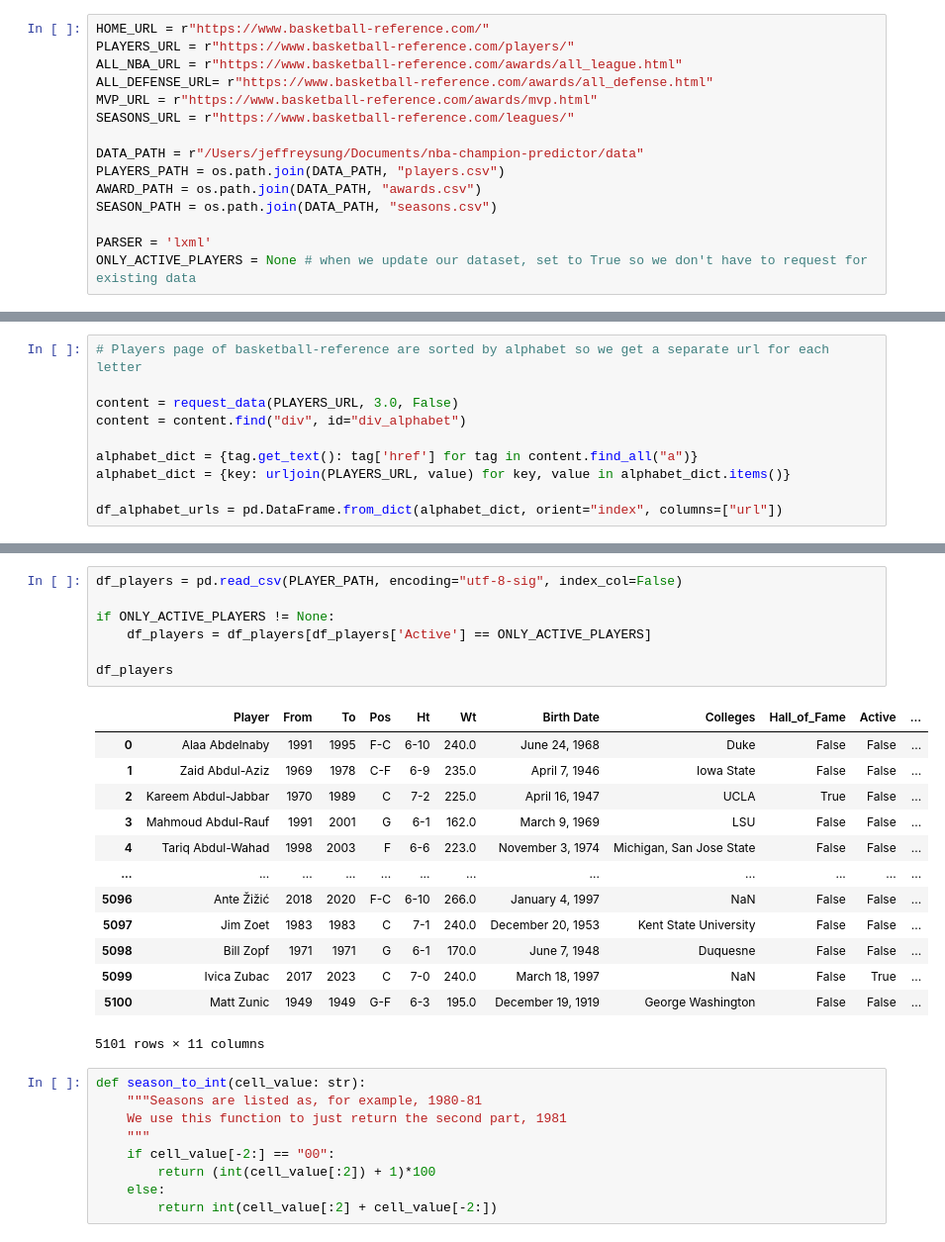
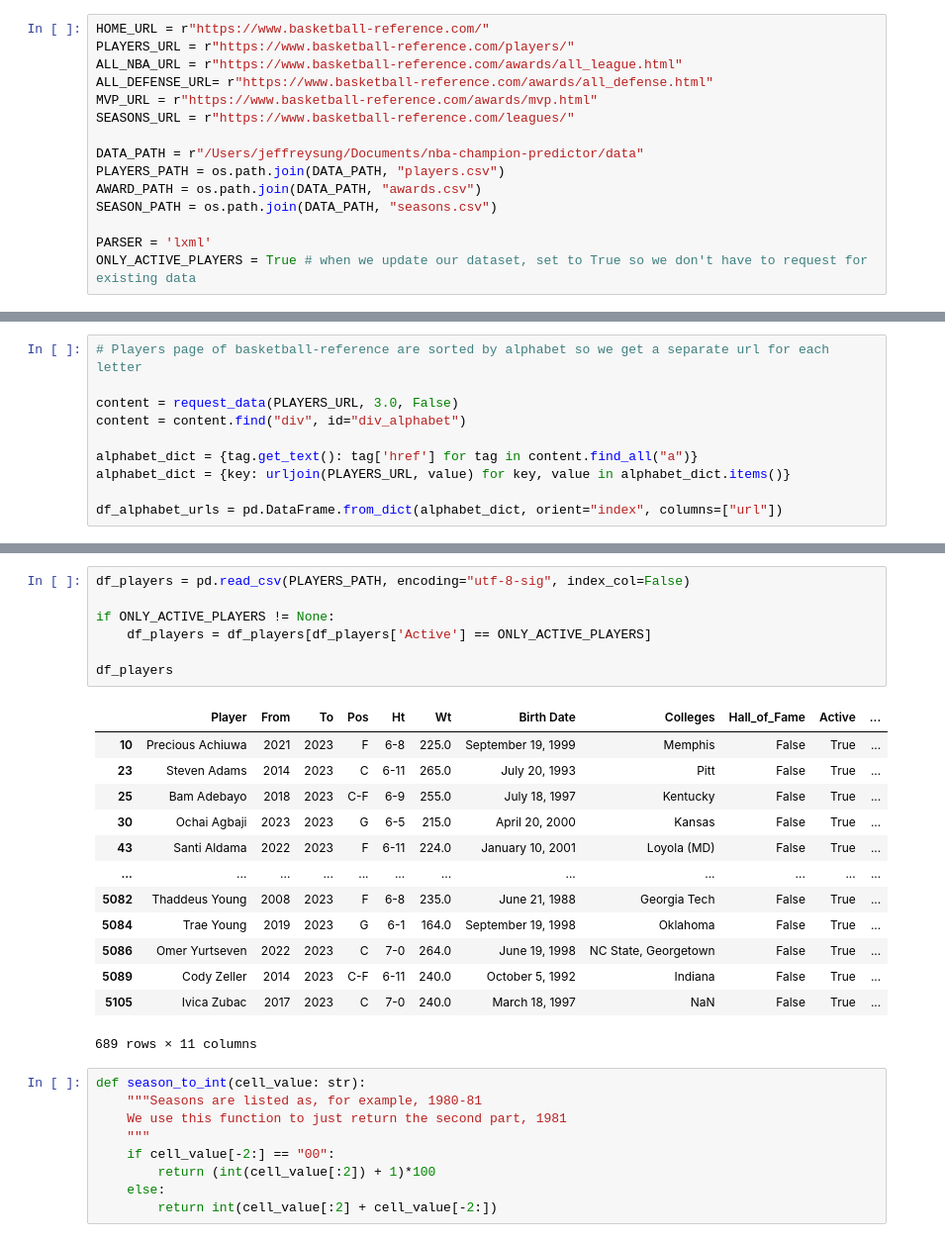
Before and after one commit to jeffreyjsung/nba-champion-predictor, a Jupyter notebook: create_dataset.ipynb, the cells around one changed output, grey strips where cells are left out. Shown at 99% size. Cells and saved outputs as stored; diff of their text form.

```diff
--- a/create_dataset.ipynb
+++ b/create_dataset.ipynb
@@ -28,7 +28,7 @@ AWARD_PATH = os.path.join(DATA_PATH, "awards.csv")
 SEASON_PATH = os.path.join(DATA_PATH, "seasons.csv")
 
 PARSER = 'lxml'
-ONLY_ACTIVE_PLAYERS = None # when we update our dataset, set to True so we don't have to request for existing data
+ONLY_ACTIVE_PLAYERS = True # when we update our dataset, set to True so we don't have to request for existing data
 # %%
 env = dotenv_values(".env")
 
@@ -126,26 +126,26 @@ Z...
 
 Saved to:  /Users/jeffreysung/Documents/nba-champion-predictor/data/players.csv
 # %%
-df_players = pd.read_csv(PLAYER_PATH, encoding="utf-8-sig", index_col=False)
+df_players = pd.read_csv(PLAYERS_PATH, encoding="utf-8-sig", index_col=False)
 
 if ONLY_ACTIVE_PLAYERS != None:
     df_players = df_players[df_players['Active'] == ONLY_ACTIVE_PLAYERS]
 
 df_players
 # %% [output]
 |  | Player | From | To | Pos | Ht | Wt | Birth Date | Colleges | Hall_of_Fame | Active | ... |
-| 0 | Alaa Abdelnaby | 1991 | 1995 | F-C | 6-10 | 240.0 | June 24, 1968 | Duke | False | False | ... |
-| 1 | Zaid Abdul-Aziz | 1969 | 1978 | C-F | 6-9 | 235.0 | April 7, 1946 | Iowa State | False | False | ... |
-| 2 | Kareem Abdul-Jabbar | 1970 | 1989 | C | 7-2 | 225.0 | April 16, 1947 | UCLA | True | False | ... |
-| 3 | Mahmoud Abdul-Rauf | 1991 | 2001 | G | 6-1 | 162.0 | March 9, 1969 | LSU | False | False | ... |
-| 4 | Tariq Abdul-Wahad | 1998 | 2003 | F | 6-6 | 223.0 | November 3, 1974 | Michigan, San Jose State | False | False | ... |
+| 10 | Precious Achiuwa | 2021 | 2023 | F | 6-8 | 225.0 | September 19, 1999 | Memphis | False | True | ... |
+| 23 | Steven Adams | 2014 | 2023 | C | 6-11 | 265.0 | July 20, 1993 | Pitt | False | True | ... |
+| 25 | Bam Adebayo | 2018 | 2023 | C-F | 6-9 | 255.0 | July 18, 1997 | Kentucky | False | True | ... |
+| 30 | Ochai Agbaji | 2023 | 2023 | G | 6-5 | 215.0 | April 20, 2000 | Kansas | False | True | ... |
+| 43 | Santi Aldama | 2022 | 2023 | F | 6-11 | 224.0 | January 10, 2001 | Loyola (MD) | False | True | ... |
 | ... | ... | ... | ... | ... | ... | ... | ... | ... | ... | ... | ... |
-| 5096 | Ante Žižić | 2018 | 2020 | F-C | 6-10 | 266.0 | January 4, 1997 | NaN | False | False | ... |
-| 5097 | Jim Zoet | 1983 | 1983 | C | 7-1 | 240.0 | December 20, 1953 | Kent State University | False | False | ... |
-| 5098 | Bill Zopf | 1971 | 1971 | G | 6-1 | 170.0 | June 7, 1948 | Duquesne | False | False | ... |
-| 5099 | Ivica Zubac | 2017 | 2023 | C | 7-0 | 240.0 | March 18, 1997 | NaN | False | True | ... |
-| 5100 | Matt Zunic | 1949 | 1949 | G-F | 6-3 | 195.0 | December 19, 1919 | George Washington | False | False | ... |
+| 5082 | Thaddeus Young | 2008 | 2023 | F | 6-8 | 235.0 | June 21, 1988 | Georgia Tech | False | True | ... |
+| 5084 | Trae Young | 2019 | 2023 | G | 6-1 | 164.0 | September 19, 1998 | Oklahoma | False | True | ... |
+| 5086 | Omer Yurtseven | 2022 | 2023 | C | 7-0 | 264.0 | June 19, 1998 | NC State, Georgetown | False | True | ... |
+| 5089 | Cody Zeller | 2014 | 2023 | C-F | 6-11 | 240.0 | October 5, 1992 | Indiana | False | True | ... |
+| 5105 | Ivica Zubac | 2017 | 2023 | C | 7-0 | 240.0 | March 18, 1997 | NaN | False | True | ... |
-5101 rows × 11 columns
+689 rows × 11 columns
 # %%
 def season_to_int(cell_value: str):
     """Seasons are listed as, for example, 1980-81
```
Also changed, not shown: parts of 8 cells of this notebook, 6 other files.
